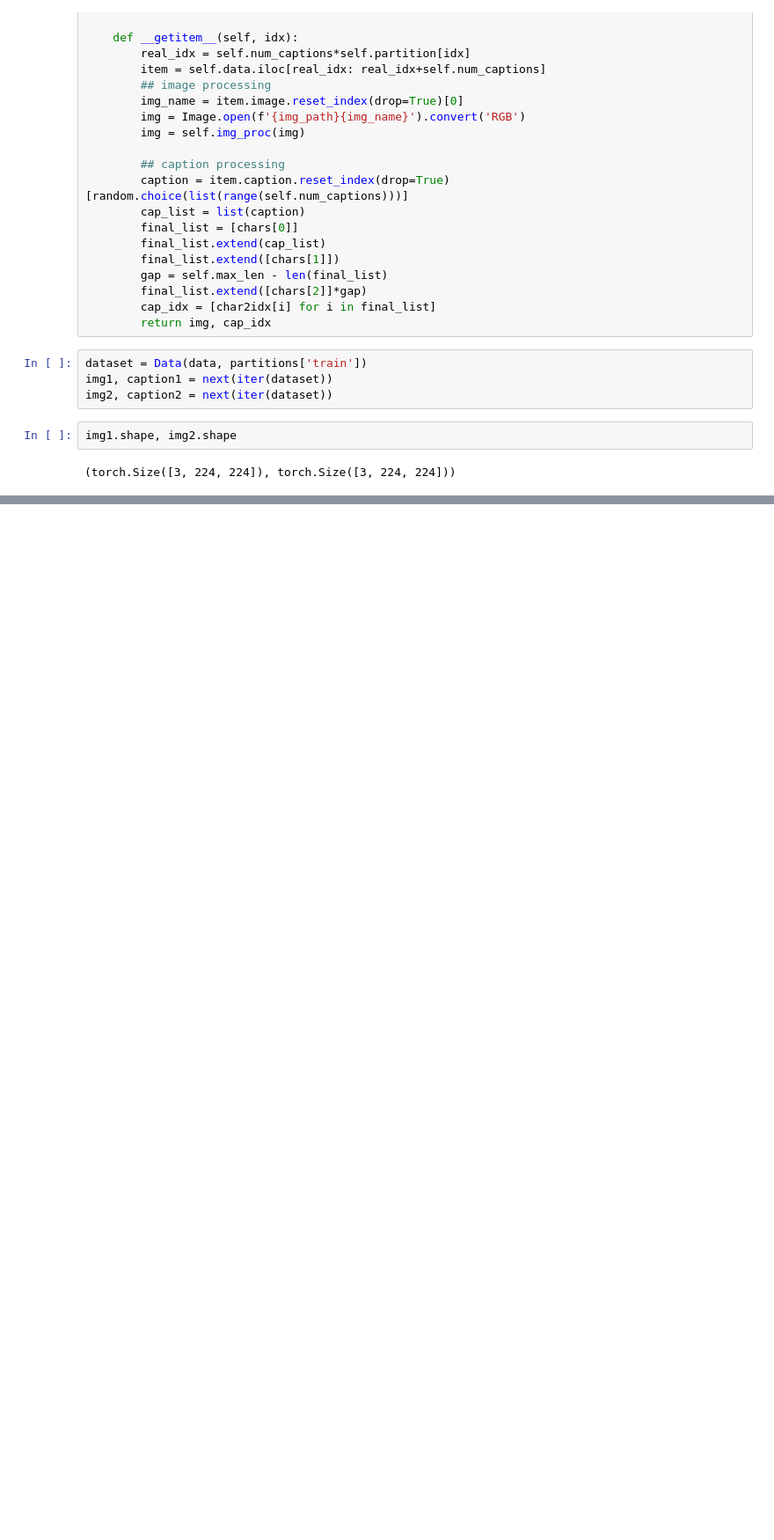
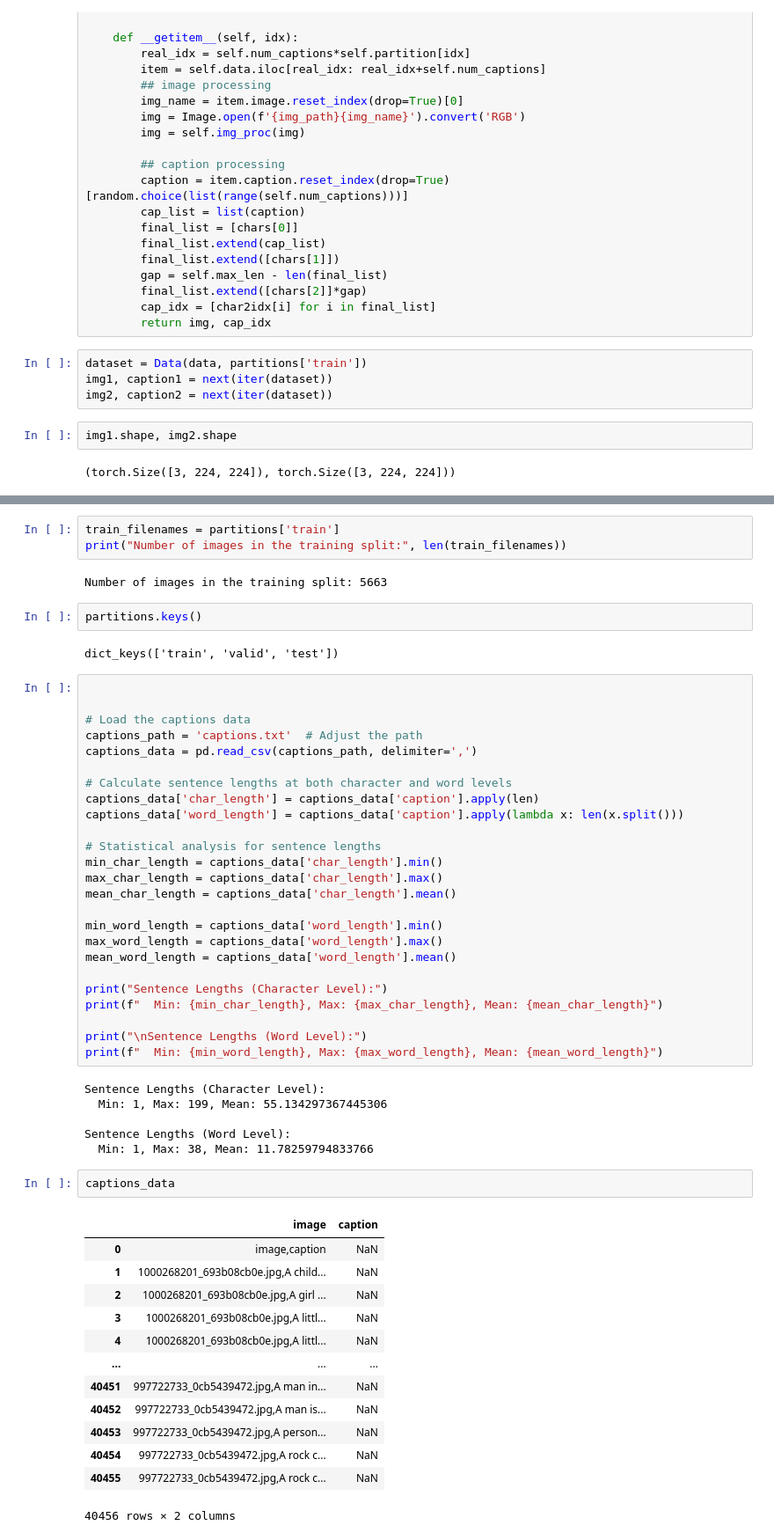
Before and after one commit to adriangar8/vision_learning_project3, a Jupyter notebook: Flickr8k Data Preparation.ipynb, the cells around one changed output, grey strips where cells are left out. Shown at 88% size. Drawn from its saved outputs; the diff is of its cells as text; blank space fills up the shorter version.

Commit message:
data preparation and understanding

```diff
--- a/Flickr8k Data Preparation.ipynb
+++ b/Flickr8k Data Preparation.ipynb
@@ -115,0 +168,56 @@ caption1, caption2
+# %%
+train_filenames = partitions['train']
+print("Number of images in the training split:", len(train_filenames))
+# %% [output]
+Number of images in the training split: 5663
+# %%
+partitions.keys()
+# %% [output]
+dict_keys(['train', 'valid', 'test'])
+# %%
+
+
+# Load the captions data
+captions_path = 'captions.txt'  # Adjust the path
+captions_data = pd.read_csv(captions_path, delimiter=',')
+
+# Calculate sentence lengths at both character and word levels
+captions_data['char_length'] = captions_data['caption'].apply(len)
+captions_data['word_length'] = captions_data['caption'].apply(lambda x: len(x.split()))
+
+# Statistical analysis for sentence lengths
+min_char_length = captions_data['char_length'].min()
+max_char_length = captions_data['char_length'].max()
+mean_char_length = captions_data['char_length'].mean()
+
+min_word_length = captions_data['word_length'].min()
+max_word_length = captions_data['word_length'].max()
+mean_word_length = captions_data['word_length'].mean()
+
+print("Sentence Lengths (Character Level):")
+print(f"  Min: {min_char_length}, Max: {max_char_length}, Mean: {mean_char_length}")
+
+print("\nSentence Lengths (Word Level):")
+print(f"  Min: {min_word_length}, Max: {max_word_length}, Mean: {mean_word_length}")
+# %% [output]
+Sentence Lengths (Character Level):
+  Min: 1, Max: 199, Mean: 55.134297367445306
+
+Sentence Lengths (Word Level):
+  Min: 1, Max: 38, Mean: 11.78259794833766
+# %%
+captions_data
+# %% [output]
+|  | image | caption |
+| 0 | image,caption | NaN |
+| 1 | 1000268201_693b08cb0e.jpg,A child... | NaN |
+| 2 | 1000268201_693b08cb0e.jpg,A girl ... | NaN |
+| 3 | 1000268201_693b08cb0e.jpg,A littl... | NaN |
+| 4 | 1000268201_693b08cb0e.jpg,A littl... | NaN |
+| ... | ... | ... |
+| 40451 | 997722733_0cb5439472.jpg,A man in... | NaN |
+| 40452 | 997722733_0cb5439472.jpg,A man is... | NaN |
+| 40453 | 997722733_0cb5439472.jpg,A person... | NaN |
+| 40454 | 997722733_0cb5439472.jpg,A rock c... | NaN |
+| 40455 | 997722733_0cb5439472.jpg,A rock c... | NaN |
+40456 rows × 2 columns
```
Also changed, not shown: parts of 13 cells of this notebook.
